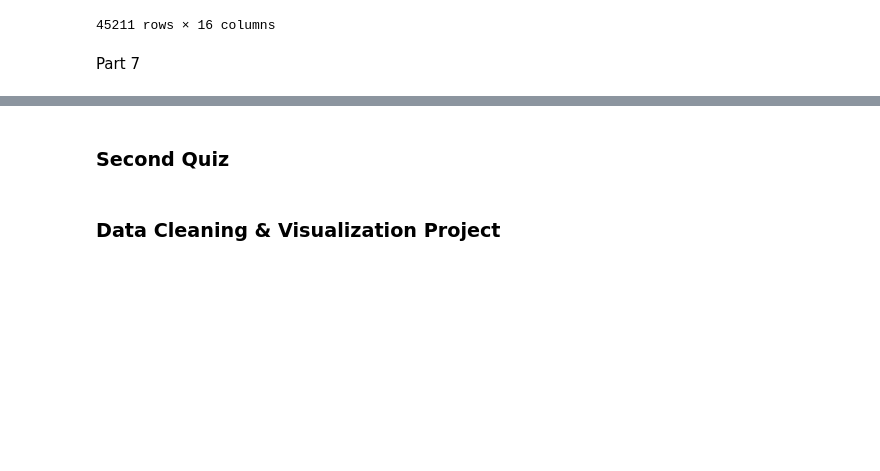
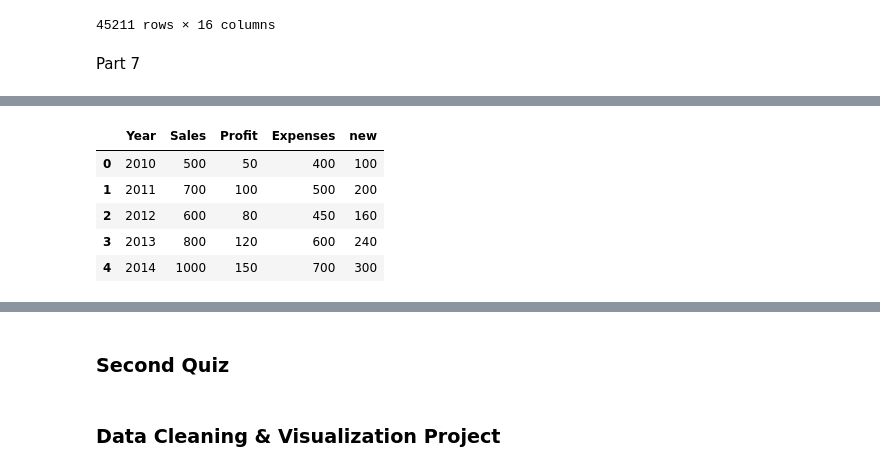
Before and after one commit to Monta243/Python1, a Jupyter notebook: Masar_Camp.ipynb, the cells around one changed output, grey strips where cells are left out. Drawn from its saved outputs; the diff is of its cells as text; code cells hidden in the pictures; blank space fills up the shorter version.

```diff
--- a/Masar_Camp.ipynb
+++ b/Masar_Camp.ipynb
@@ -1331,0 +1390,10 @@ Part 7
+# %%
+df['new'] = df['Profit'] * 2
+df
+# %% [output]
+|  | Year | Sales | Profit | Expenses | new |
+| 0 | 2010 | 500 | 50 | 400 | 100 |
+| 1 | 2011 | 700 | 100 | 500 | 200 |
+| 2 | 2012 | 600 | 80 | 450 | 160 |
+| 3 | 2013 | 800 | 120 | 600 | 240 |
+| 4 | 2014 | 1000 | 150 | 700 | 300 |
```
Also changed, not shown: parts of 6 cells of this notebook.
